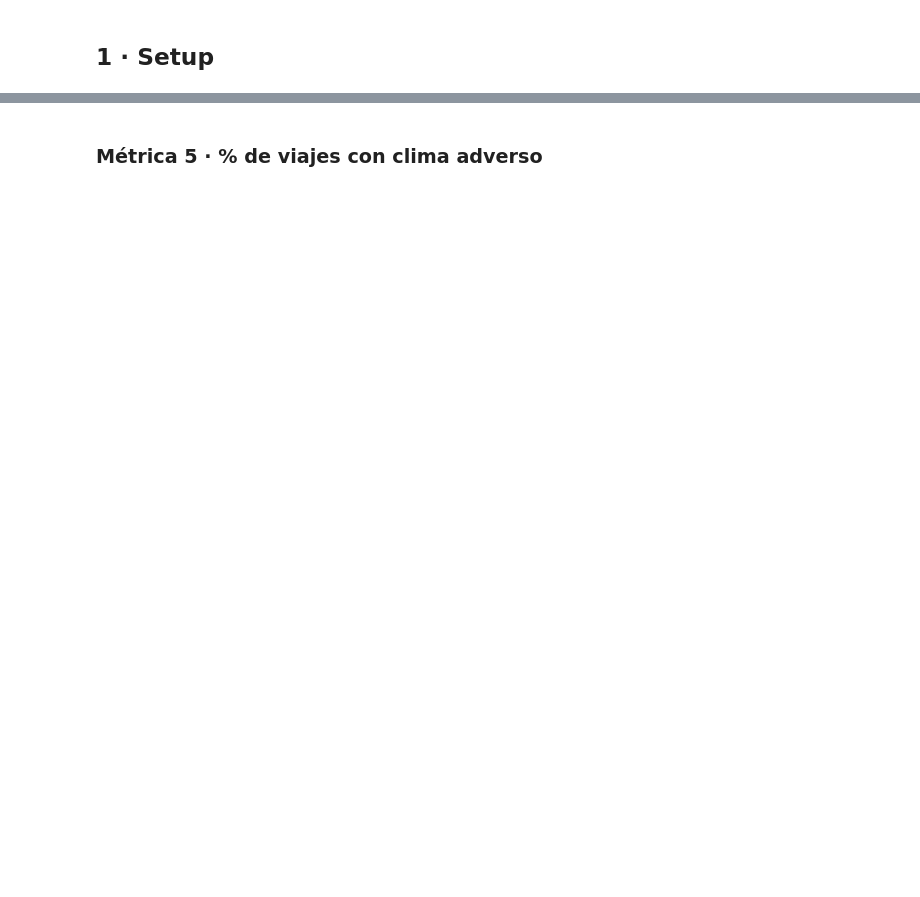
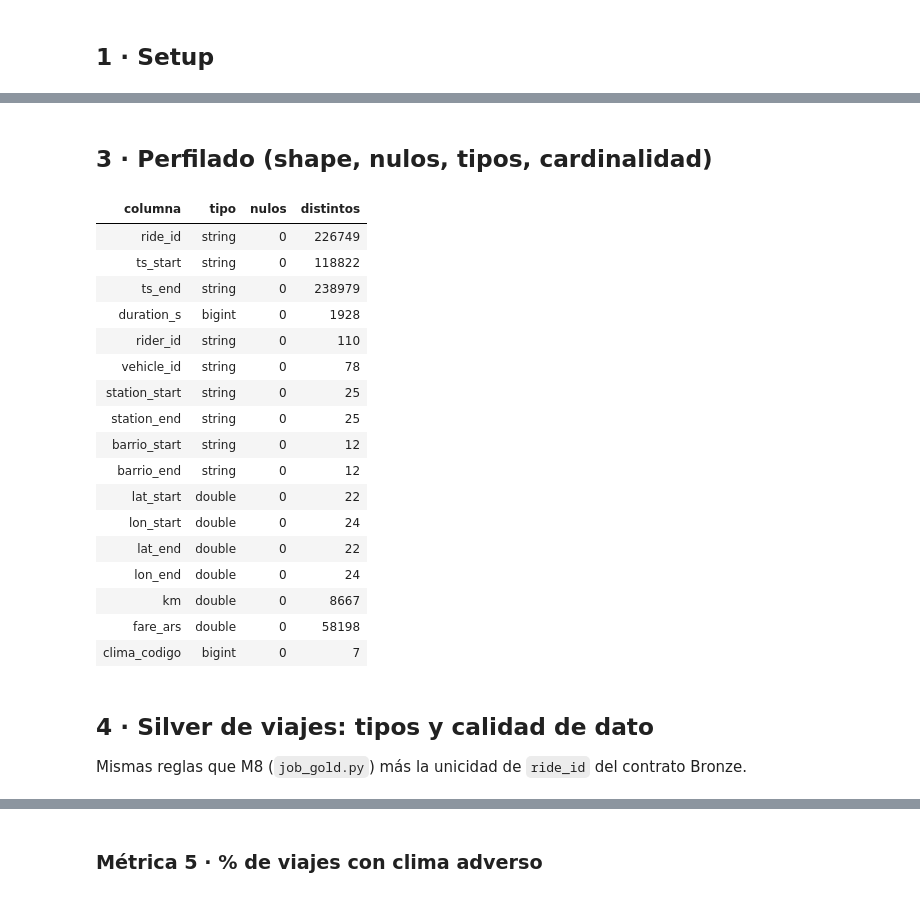
Before and after one commit to karenDelPino/Nexo_Urbano, a Jupyter notebook: 03-databricks/03_databricks.ipynb, the cells around one changed output, grey strips where cells are left out. Cells and saved outputs as stored; diff of their text form; code cells hidden in the pictures; blank space fills up the shorter version.

```diff
--- a/03-databricks/03_databricks.ipynb
+++ b/03-databricks/03_databricks.ipynb
@@ -759,0 +125,28 @@ except Exception as e:
+# %%
+def leer_bronze():
+    ruta = P["path_viajes"]
+    if ruta.startswith("abfss://"):
+        if not P["storage_key"]:
+            raise ValueError("path_viajes es abfss:// pero el widget storage_key está vacío. "
+                             "Pegá la Access Key de la cuenta y volvé a correr.")
+        m = re.match(r"abfss://([^@]+)@([^.]+)\.dfs\.core\.windows\.net/(.+)", ruta)
+        if not m:
+            raise ValueError(f"No se pudo interpretar la URI abfss: {ruta}")
+        contenedor, cuenta, blob_path = m.groups()
+        from azure.storage.blob import BlobServiceClient
+        conn = (f"DefaultEndpointsProtocol=https;AccountName={cuenta};"
+                f"AccountKey={P['storage_key']};EndpointSuffix=core.windows.net")
+        blob = BlobServiceClient.from_connection_string(conn).get_blob_client(container=contenedor, blob=blob_path)
+        destino = "/tmp/viajes.csv"
+        with open(destino, "wb") as f:
+            f.write(blob.download_blob().readall())
+        print(f"[OK] Descargado {contenedor}/{blob_path} -> {destino}")
+        ruta = destino
+    return spark.createDataFrame(pd.read_csv(ruta))
+
+
+df_raw = leer_bronze()
+n_filas = df_raw.count()
+print(f"Bronze: {n_filas:,} filas x {len(df_raw.columns)} columnas")
+print(df_raw.columns)
+df_raw.printSchema()
@@ -759,0 +171,36 @@ except Exception as e:
+# %% [markdown]
+## 3 · Perfilado (shape, nulos, tipos, cardinalidad)
+# %%
+perfil = []
+for c, tipo in df_raw.dtypes:
+    fila = df_raw.agg(
+        F.count(F.when(F.col(c).isNull(), c)).alias("nulos"),
+        F.approx_count_distinct(c).alias("distintos"),
+    ).collect()[0]
+    perfil.append((c, tipo, int(fila["nulos"]), int(fila["distintos"])))
+
+df_perfil = spark.createDataFrame(perfil, ["columna", "tipo", "nulos", "distintos"])
+mostrar(df_perfil, 30)
+# %% [output]
+| columna | tipo | nulos | distintos |
+| ride_id | string | 0 | 226749 |
+| ts_start | string | 0 | 118822 |
+| ts_end | string | 0 | 238979 |
+| duration_s | bigint | 0 | 1928 |
+| rider_id | string | 0 | 110 |
+| vehicle_id | string | 0 | 78 |
+| station_start | string | 0 | 25 |
+| station_end | string | 0 | 25 |
+| barrio_start | string | 0 | 12 |
+| barrio_end | string | 0 | 12 |
+| lat_start | double | 0 | 22 |
+| lon_start | double | 0 | 24 |
+| lat_end | double | 0 | 22 |
+| lon_end | double | 0 | 24 |
+| km | double | 0 | 8667 |
+| fare_ars | double | 0 | 58198 |
+| clima_codigo | bigint | 0 | 7 |
+# %% [markdown]
+## 4 · Silver de viajes: tipos y calidad de dato
+
+Mismas reglas que M8 (`job_gold.py`) más la unicidad de `ride_id` del contrato Bronze.
```
Also changed, not shown: parts of 57 cells of this notebook, 2 other files.
